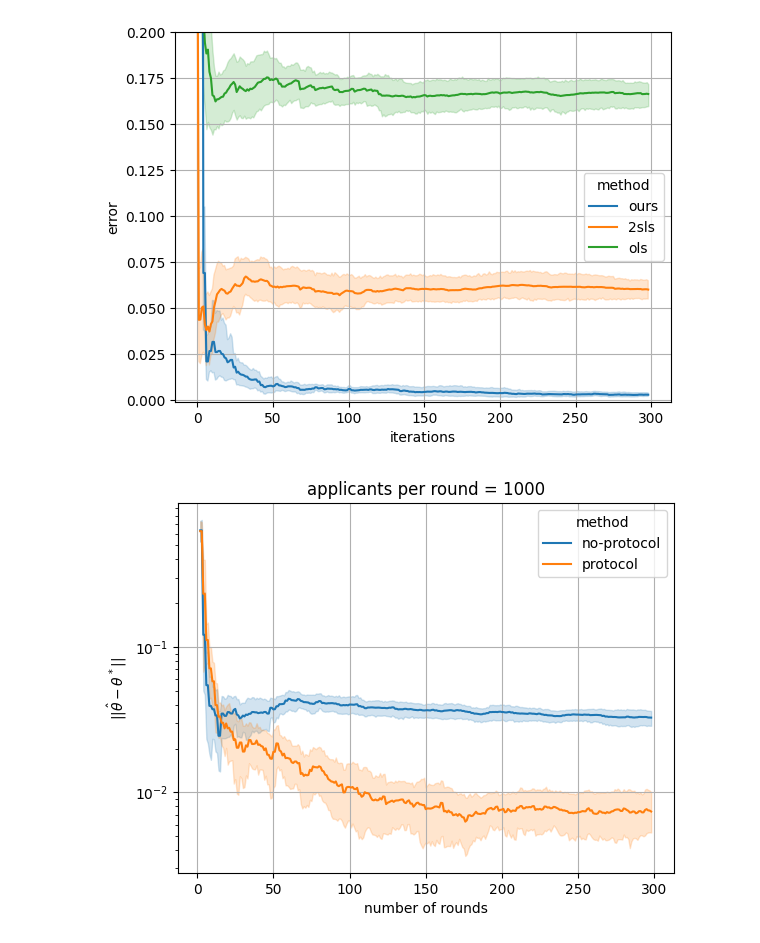
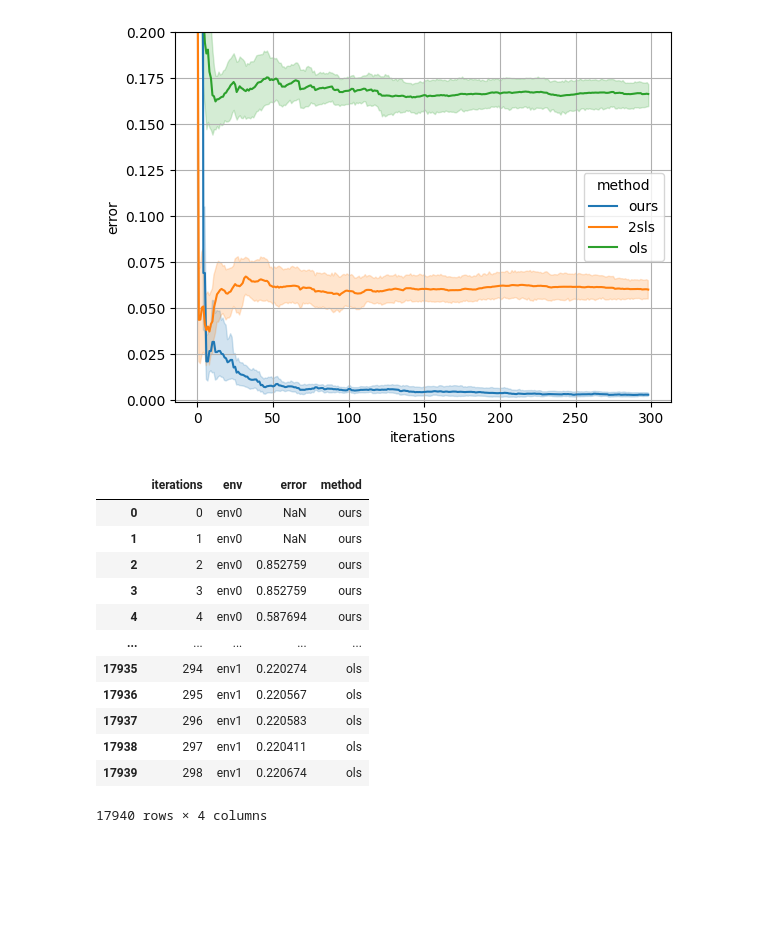
Before and after one commit to muneebaadil/strategic-instrumental-variable-regression, a Jupyter notebook: experiments.ipynb, the cells around one changed output. Cells and saved outputs as stored; diff of their text form; code cells hidden in the pictures; blank space fills up the shorter version.

```diff
--- a/experiments.ipynb
+++ b/experiments.ipynb
@@ -235,30 +179,0 @@ with Pool(n_runs) as p:
-# %%
-# adding iteration column
-for run in runs:
-    assert len(run['no-protocol'])==  len(run['protocol'])
-    iters = np.arange(len(run['no-protocol']))
-    run['iters'] = iters
-
-# create dataframe for this n_rounds.
-dfs = []
-for run in runs:
-    df = pd.DataFrame(run)
-    dfs.append(df)
-df = pd.concat(dfs)
-df
-
-dflong = pd.melt(df, id_vars=('iters',), value_vars=('no-protocol', 'protocol'), var_name='method', value_name='error')
-fig,ax=plt.subplots()
-sns.lineplot(
-    data=dflong, x='iters', y='error', hue='method', ax=ax
-)
-ax.set_yscale('log')
-ax.grid()
-
-ax.set_xlabel('number of rounds')
-ax.set_title('applicants per round = 1000')
-ax.set_ylabel(r'$||\hat{\theta} - \theta^*||$')
-
-plt.savefig('figures/protocol.pdf')
-# %% [output]
-[figure, removed]
@@ -264,0 +187,22 @@ plt.savefig('figures/protocol.pdf')
+# %%
+df = runs2df(runs)
+df
+value_vars = [f'{m}_env{e}' for m in args.methods for e in range(args.num_envs)]
+dflong = pd.melt(df, id_vars='iterations', value_vars=value_vars, var_name='env', value_name='error')
+dflong['method'] = dflong.env.apply(lambda x: x.split('_')[0])
+dflong['env'] = dflong.env.apply(lambda x:x.split('_')[-1])
+dflong
+# %% [output]
+|  | iterations | env | error | method |
+| 0 | 0 | env0 | NaN | ours |
+| 1 | 1 | env0 | NaN | ours |
+| 2 | 2 | env0 | 0.852759 | ours |
+| 3 | 3 | env0 | 0.852759 | ours |
+| 4 | 4 | env0 | 0.587694 | ours |
+| ... | ... | ... | ... | ... |
+| 17935 | 294 | env1 | 0.220274 | ols |
+| 17936 | 295 | env1 | 0.220567 | ols |
+| 17937 | 296 | env1 | 0.220583 | ols |
+| 17938 | 297 | env1 | 0.220411 | ols |
+| 17939 | 298 | env1 | 0.220674 | ols |
+17940 rows × 4 columns
```
Also changed, not shown: parts of 14 cells of this notebook, 1 other file.
